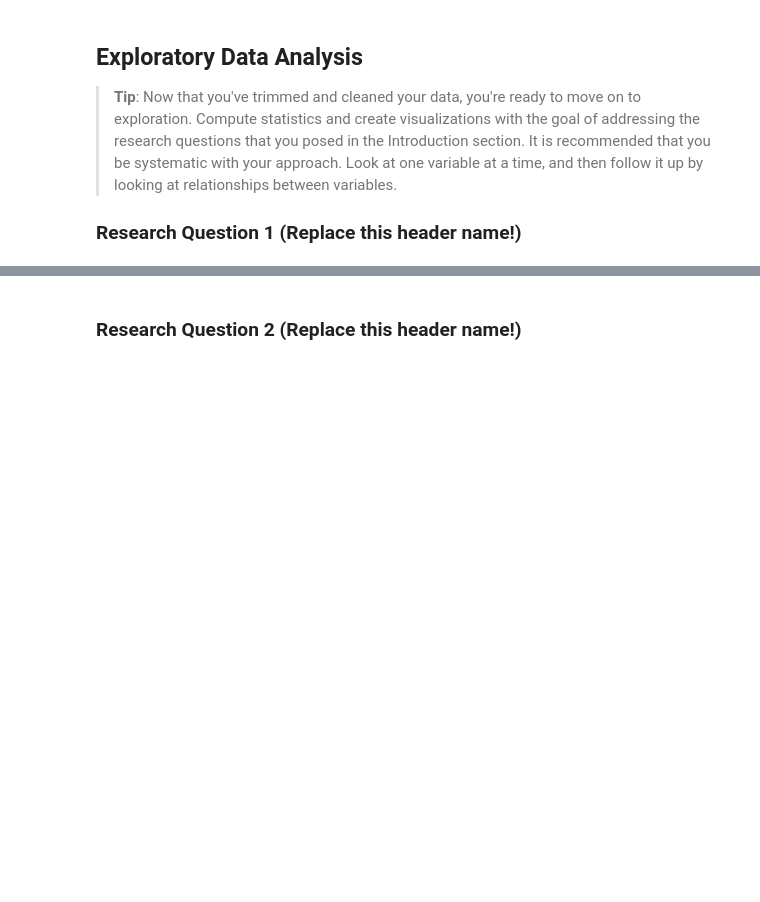
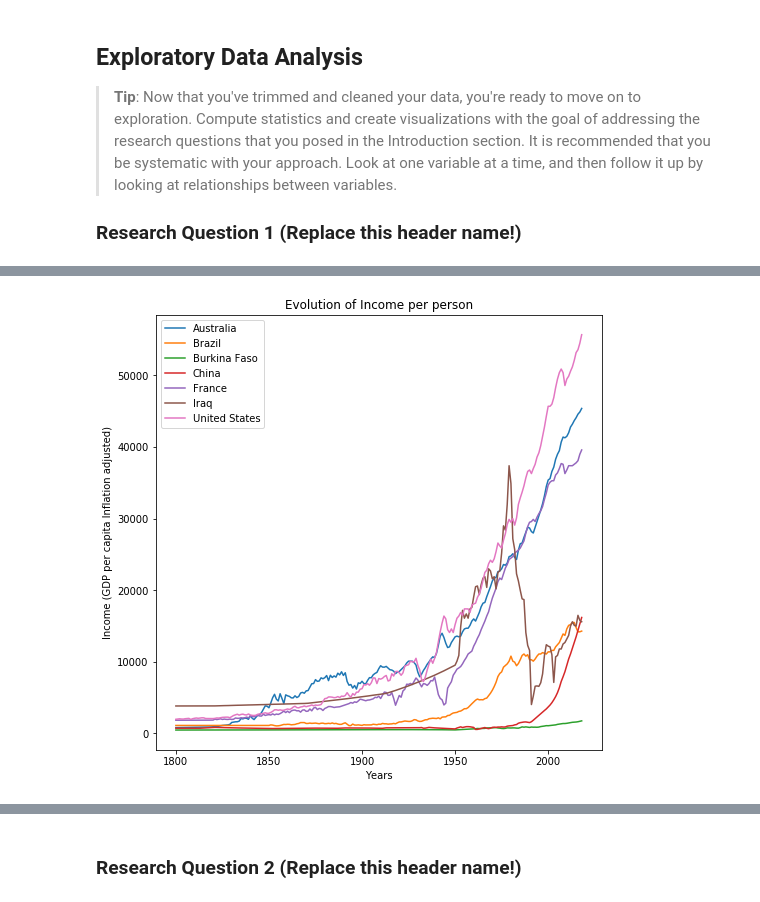
Before and after one commit to Simonmaignan/udacity-data-analysis, a Jupyter notebook: project-investigate-gapminder-dataset/investigate-a-dataset-gapminder.ipynb, the cells around one changed output, grey strips where cells are left out. Saved outputs shown, nothing was run; the diff lists cells and outputs as text; code cells hidden in the pictures; blank space fills up the shorter version.

```diff
--- a/project-investigate-gapminder-dataset/investigate-a-dataset-gapminder.ipynb
+++ b/project-investigate-gapminder-dataset/investigate-a-dataset-gapminder.ipynb
@@ -189,0 +252,11 @@ None
+# %%
+fig = plt.figure(figsize=(8, 8))
+
+for country in countries_to_plot:
+    plt.plot(df_income.columns, df_income.loc[country], label=country);
+plt.legend();
+plt.title("Evolution of Income per person");
+plt.xlabel("Years");
+plt.ylabel("Income (GDP per capita Inflation adjusted)");
+# %% [output]
+[figure, added]
```
Also changed, not shown: parts of 19 cells of this notebook.
